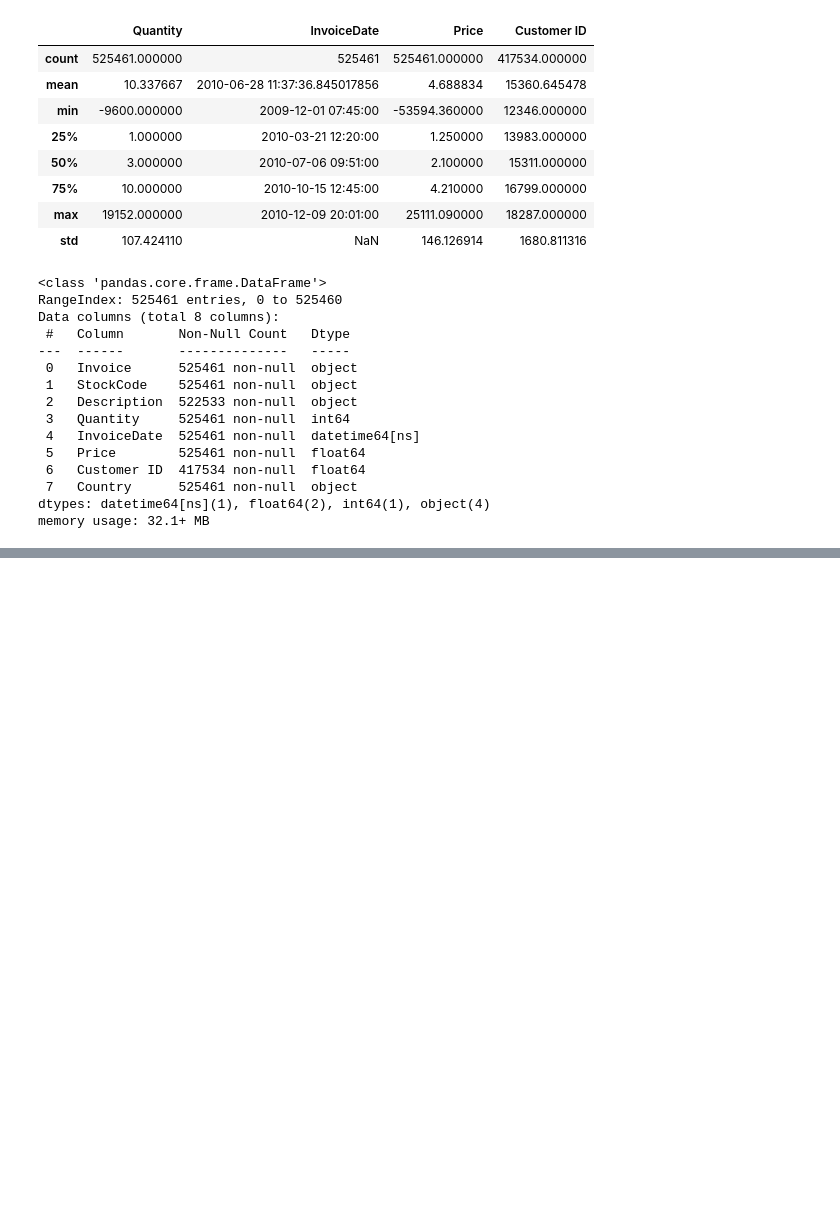
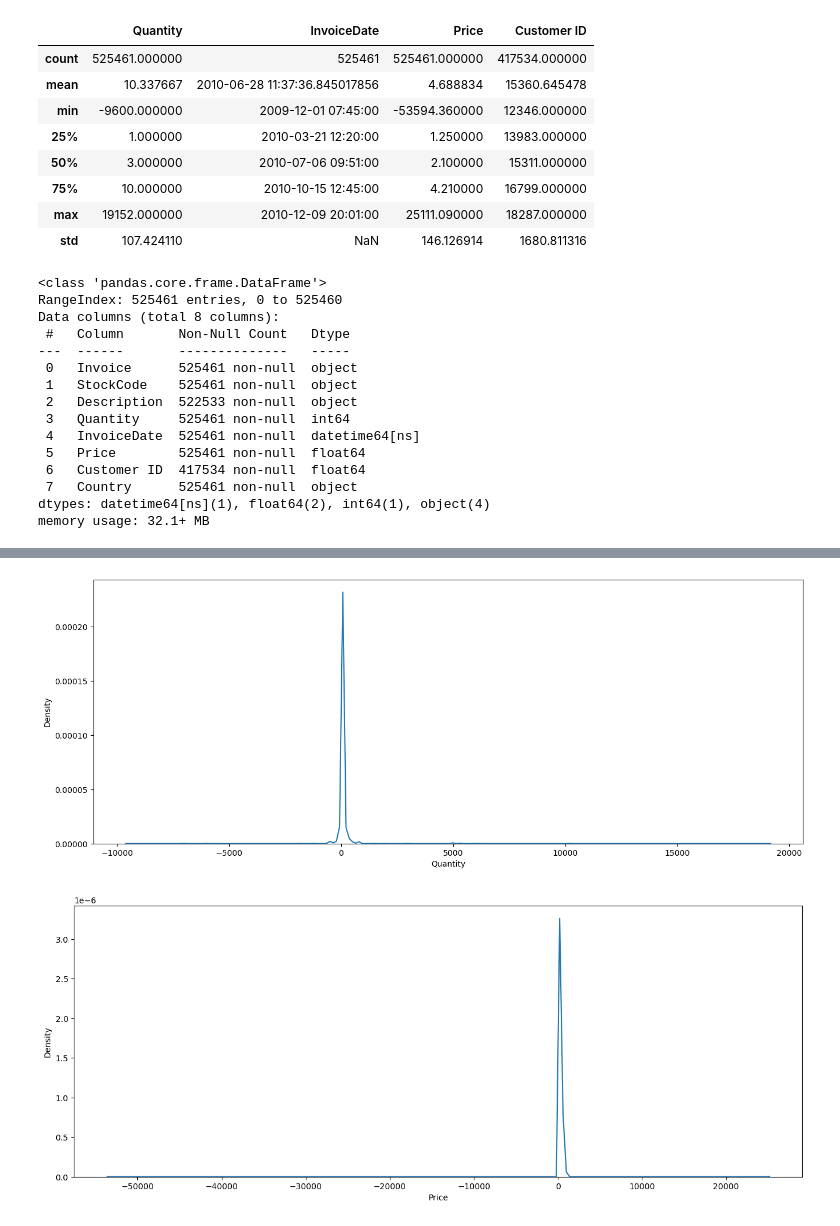
Before and after one commit to DaLeedev/CLTV_PROJECT, a Jupyter notebook: notebooks/Exploracion Inicial.ipynb, the cells around one changed output, grey strips where cells are left out. Saved outputs shown, nothing was run; the diff lists cells and outputs as text; code cells hidden in the pictures; blank space fills up the shorter version.

```diff
--- a/notebooks/Exploracion Inicial.ipynb
+++ b/notebooks/Exploracion Inicial.ipynb
@@ -77,0 +108,11 @@ memory usage: 32.1+ MB
+# %%
+plt.figure(figsize=(16, 6))
+sns.kdeplot(df['Quantity'], bw_adjust=0.5)
+plt.show()
+
+plt.figure(figsize=(16, 6))
+sns.kdeplot(df['Price'], bw_adjust=0.5)
+plt.show()
+# %% [output]
+[figure, added]
+[figure, added]
```
Also changed, not shown: parts of 2 cells of this notebook.
